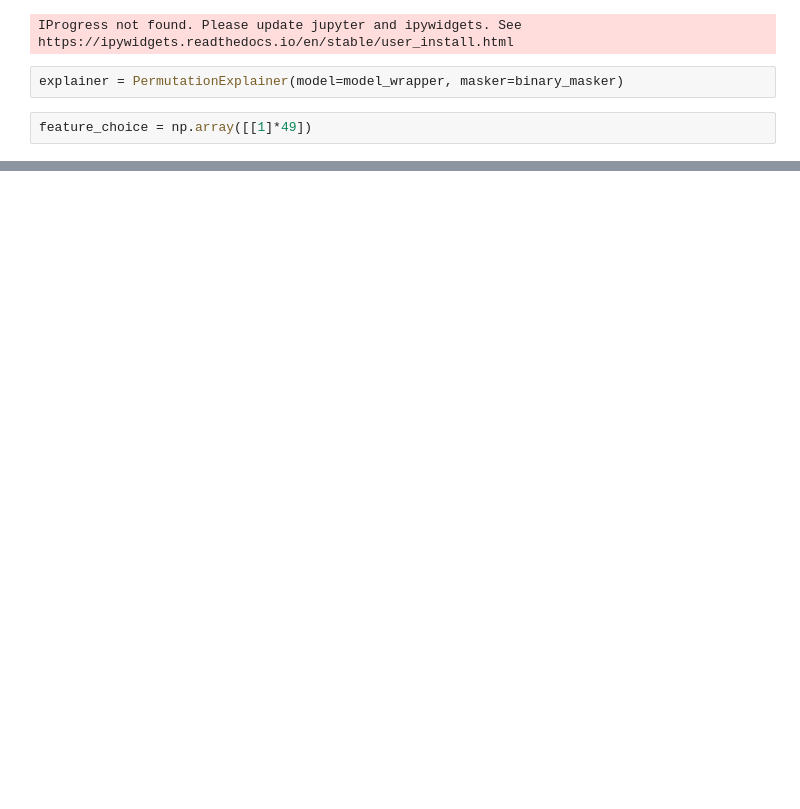
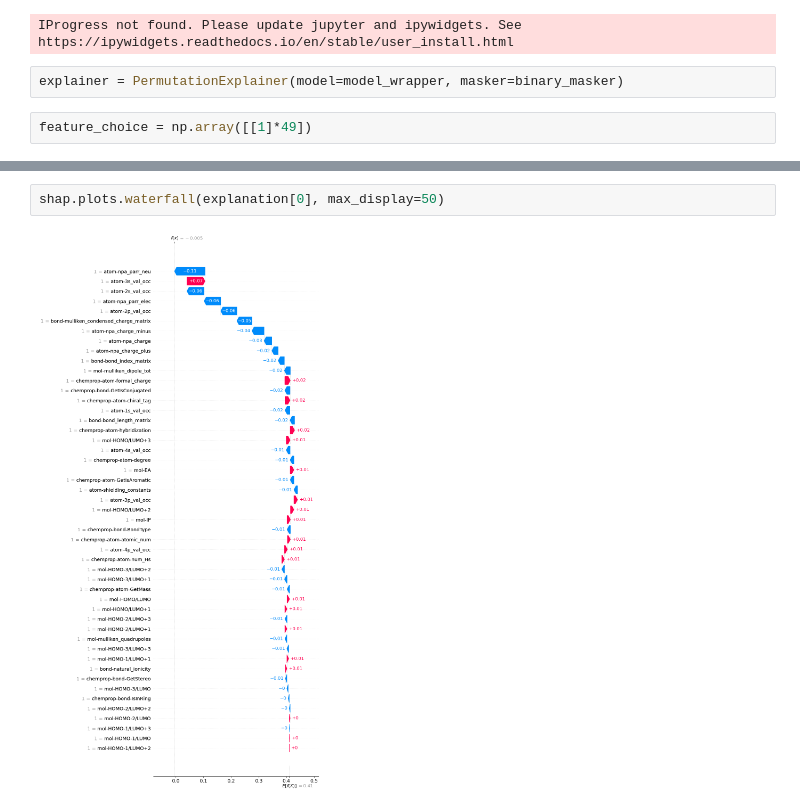
Before and after one commit to oscarwumit/chemprop, a Jupyter notebook: developing/shap_v1/data/test_shap.ipynb, the cells around one changed output, grey strips where cells are left out. Cells and saved outputs as stored; diff of their text form; blank space fills up the shorter version.

```diff
--- a/developing/shap_v1/data/test_shap.ipynb
+++ b/developing/shap_v1/data/test_shap.ipynb
@@ -188,0 +307,4 @@ array([[1, 1, 1, 1, 1, 1, 1, 1, 1, 1, 1, 1, 1, 1, 1, 1, 1, 1, 1, 1, 1, 1,
+# %%
+shap.plots.waterfall(explanation[0], max_display=50)
+# %% [output]
+[figure, added]
```
Also changed, not shown: parts of 20 cells of this notebook, 5 other files.
